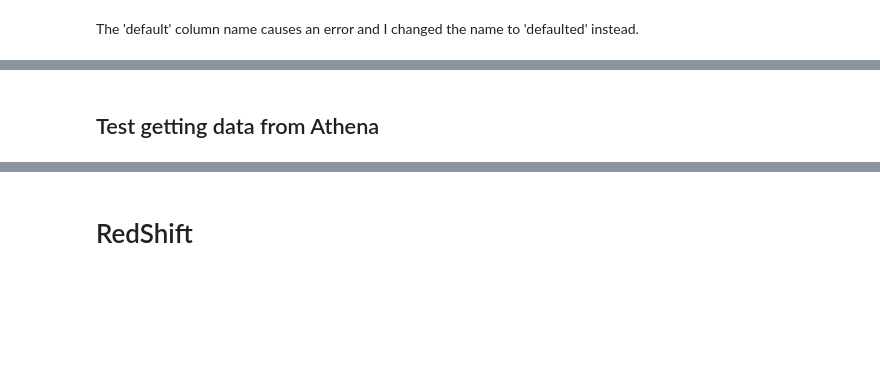
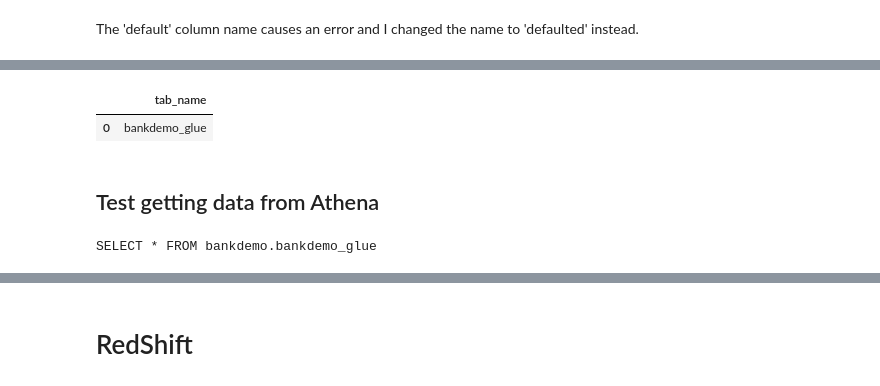
Before and after one commit to laikw/bankdm-build, a Jupyter notebook: 03_LoadDataRedShift.ipynb, the cells around one changed output, grey strips where cells are left out. Drawn from its saved outputs; the diff is of its cells as text; code cells hidden in the pictures; blank space fills up the shorter version.

```diff
--- a/03_LoadDataRedShift.ipynb
+++ b/03_LoadDataRedShift.ipynb
@@ -36,13 +51,13 @@ secretsmanager = boto3.client('secretsmanager')
 session = boto3.session.Session()
 region = session.region_name
 
-client = session.client(
-        service_name='secretsmanager',
-        region_name=region
-    )
+# secretsmanager = session.client(
+#         service_name='secretsmanager',
+#         region_name=region
+#     )
 
 try:
-    get_secret_value_response = client.get_secret_value(
+    get_secret_value_response = secretsmanager.get_secret_value(
             SecretId=secret_name
         )
     secret_arn=get_secret_value_response['ARN']
@@ -65,7 +80,7 @@ redshift_cluster_identifier = secret_json['dbClusterIdentifier']
 redshift_endpoint_address = secret_json['host']
 
 database_name_redshift = secret_json['database_name_redshift']
-database_name_athena = secret_json['database_name_athena']
+database_name_glue = secret_json['database_name_glue']
 
 schema_redshift = secret_json['schema_redshift']
 schema_athena = secret_json['schema_athena']
@@ -135,20 +175,25 @@ print(statement)
 # %%
 import pandas as pd
 
 pd.read_sql(statement, conn)
-statement = "SHOW TABLES in {}".format(database_name_athena)
+statement = "SHOW TABLES in {}".format(database_name_glue)
 
 df_show = pd.read_sql(statement, conn)
 df_show.head(5)
+# %% [output]
+|  | tab_name |
+| 0 | bankdemo_glue |
 # %% [markdown]
 ## Test getting data from Athena
 # %%
 statement = """SELECT * FROM {}.{}
 """.format(
-    database_name_athena, table_name_glue
+    database_name_glue, table_name_glue
 )
 
 print(statement)
+# %% [output]
+SELECT * FROM bankdemo.bankdemo_glue
 # %%
 df = pd.read_sql(statement, conn)
 df.head(5)
```
Also changed, not shown: parts of 15 cells of this notebook, 8 other files.
